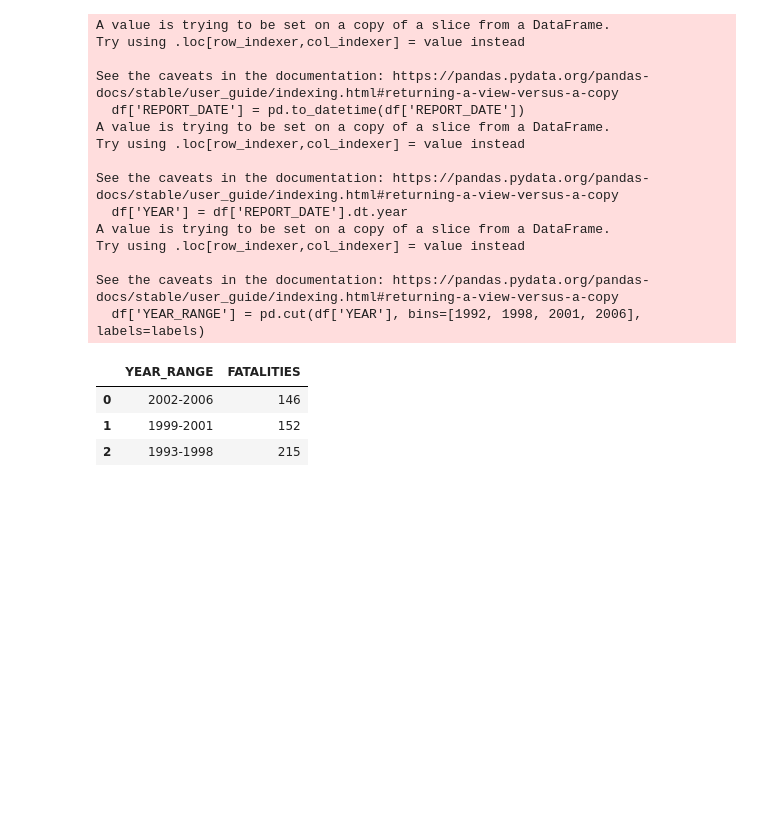
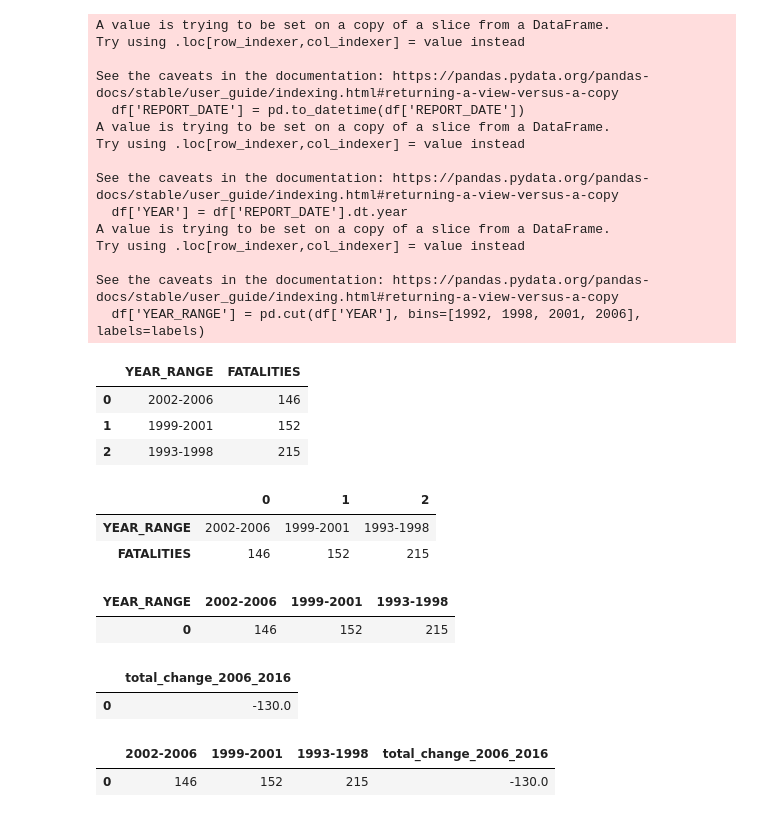
Before and after one commit to WilliamClintC/Research-Proposal-Trucks, a Jupyter notebook: Exploration/1.ipynb, the cells around one changed output. Saved outputs shown, nothing was run; the diff lists cells and outputs as text; code cells hidden in the pictures; blank space fills up the shorter version.

```diff
--- a/Exploration/1.ipynb
+++ b/Exploration/1.ipynb
@@ -335,3 +364,33 @@ See the caveats in the documentation: https://pandas.pydata.org/pandas-docs/stab
 | 0 | 2002-2006 | 146 |
 | 1 | 1999-2001 | 152 |
 | 2 | 1993-1998 | 215 |
+# %%
+result_transposed = result.transpose()
+result_transposed
+# %% [output]
+|  | 0 | 1 | 2 |
+| YEAR_RANGE | 2002-2006 | 1999-2001 | 1993-1998 |
+| FATALITIES | 146 | 152 | 215 |
+# %%
+# Make the first row a header
+result_transposed.columns = result_transposed.iloc[0]
+result_transposed = result_transposed[1:]
+
+# Reset the index
+result_transposed.reset_index(drop=True, inplace=True)
+
+result_transposed
+# %% [output]
+| YEAR_RANGE | 2002-2006 | 1999-2001 | 1993-1998 |
+| 0 | 146 | 152 | 215 |
+# %%
+total_change_df
+# %% [output]
+|  | total_change_2006_2016 |
+| 0 | -130.0 |
+# %%
+result_combined = pd.concat([result_transposed, total_change_df], axis=1)
+result_combined
+# %% [output]
+|  | 2002-2006 | 1999-2001 | 1993-1998 | total_change_2006_2016 |
+| 0 | 146 | 152 | 215 | -130.0 |
```
Also changed, not shown: parts of 4 cells of this notebook, 1 other file.
